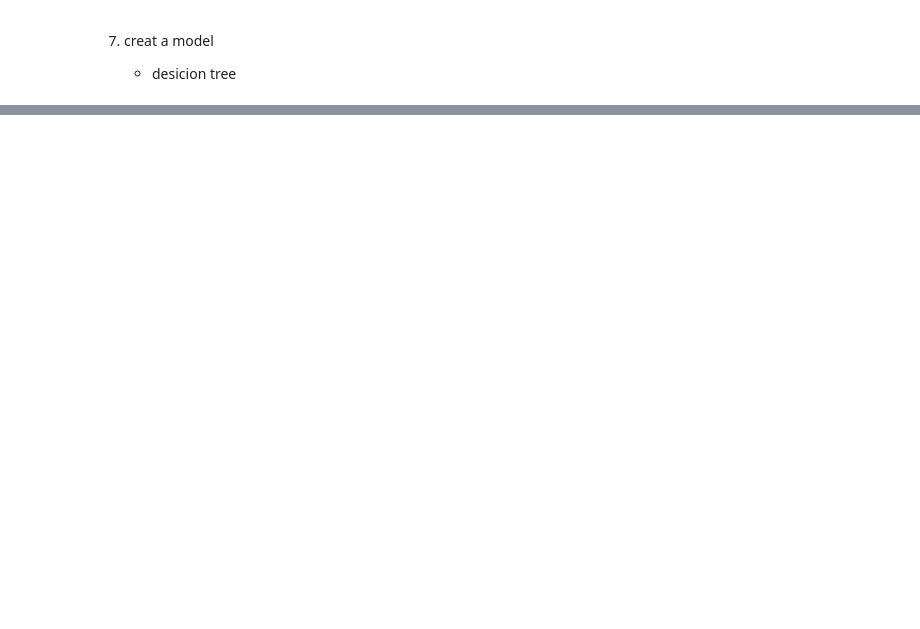
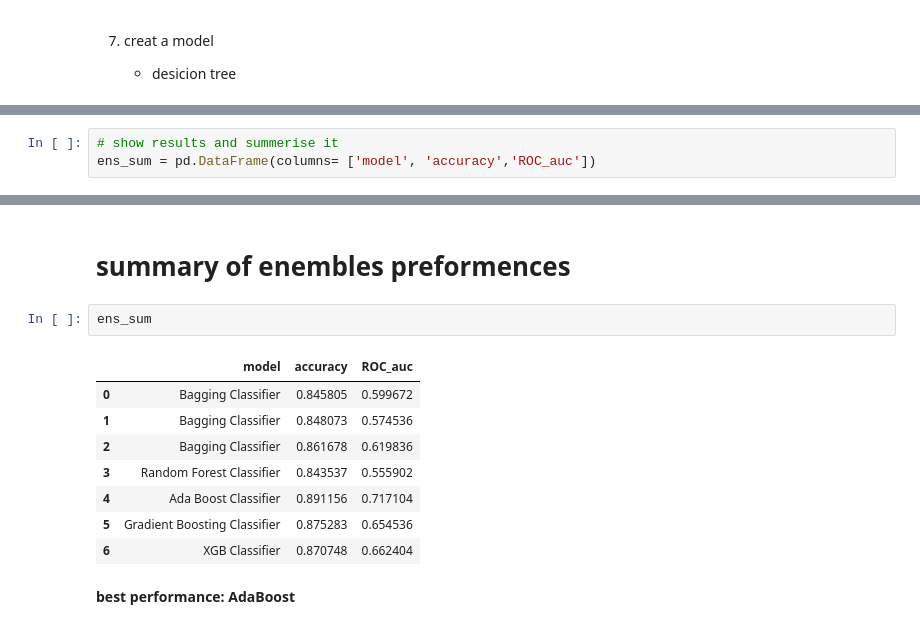
Before and after one commit to GiliWolf/ml_course, a Jupyter notebook: HR_endtoend_modeling.ipynb, the cells around one changed output, grey strips where cells are left out. Drawn from its saved outputs; the diff is of its cells as text; blank space fills up the shorter version.

```diff
--- a/HR_endtoend_modeling.ipynb
+++ b/HR_endtoend_modeling.ipynb
@@ -346,0 +371,3 @@ ROC:  0.6111111111111112
+# %%
+# show results and summerise it
+ens_sum = pd.DataFrame(columns= ['model', 'accuracy','ROC_auc'])
@@ -346,0 +515,15 @@ ROC:  0.6111111111111112
+# %% [markdown]
+# summary of enembles preformences
+# %%
+ens_sum
+# %% [output]
+|  | model | accuracy | ROC_auc |
+| 0 | Bagging Classifier | 0.845805 | 0.599672 |
+| 1 | Bagging Classifier | 0.848073 | 0.574536 |
+| 2 | Bagging Classifier | 0.861678 | 0.619836 |
+| 3 | Random Forest Classifier | 0.843537 | 0.555902 |
+| 4 | Ada Boost Classifier | 0.891156 | 0.717104 |
+| 5 | Gradient Boosting Classifier | 0.875283 | 0.654536 |
+| 6 | XGB Classifier | 0.870748 | 0.662404 |
+# %% [markdown]
+**best performance:    AdaBoost**
```
Also changed, not shown: parts of 17 cells of this notebook.
